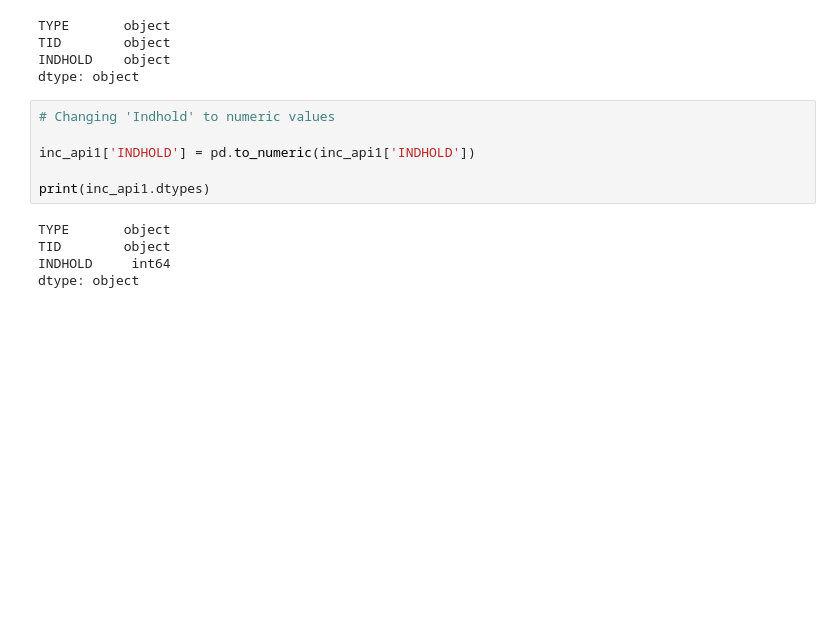
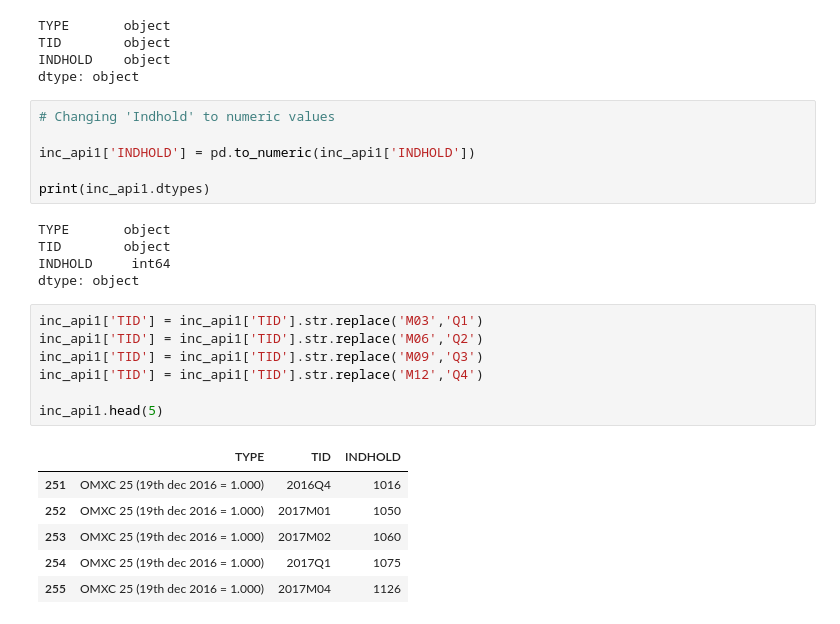
Before and after one commit to JonaDelaney/projects-2022-mmf, a Jupyter notebook: dataproject/Maiwand.ipynb, the cells around one changed output. Cells and saved outputs as stored; diff of their text form; blank space fills up the shorter version.

```diff
--- a/dataproject/Maiwand.ipynb
+++ b/dataproject/Maiwand.ipynb
@@ -230,3 +204,17 @@ TYPE       object
 TID        object
 INDHOLD     int64
 dtype: object
+# %%
+inc_api1['TID'] = inc_api1['TID'].str.replace('M03','Q1')
+inc_api1['TID'] = inc_api1['TID'].str.replace('M06','Q2')
+inc_api1['TID'] = inc_api1['TID'].str.replace('M09','Q3')
+inc_api1['TID'] = inc_api1['TID'].str.replace('M12','Q4')
+
+inc_api1.head(5)
+# %% [output]
+|  | TYPE | TID | INDHOLD |
+| 251 | OMXC 25 (19th dec 2016 = 1.000) | 2016Q4 | 1016 |
+| 252 | OMXC 25 (19th dec 2016 = 1.000) | 2017M01 | 1050 |
+| 253 | OMXC 25 (19th dec 2016 = 1.000) | 2017M02 | 1060 |
+| 254 | OMXC 25 (19th dec 2016 = 1.000) | 2017Q1 | 1075 |
+| 255 | OMXC 25 (19th dec 2016 = 1.000) | 2017M04 | 1126 |
```
Also changed, not shown: parts of 13 cells of this notebook.
